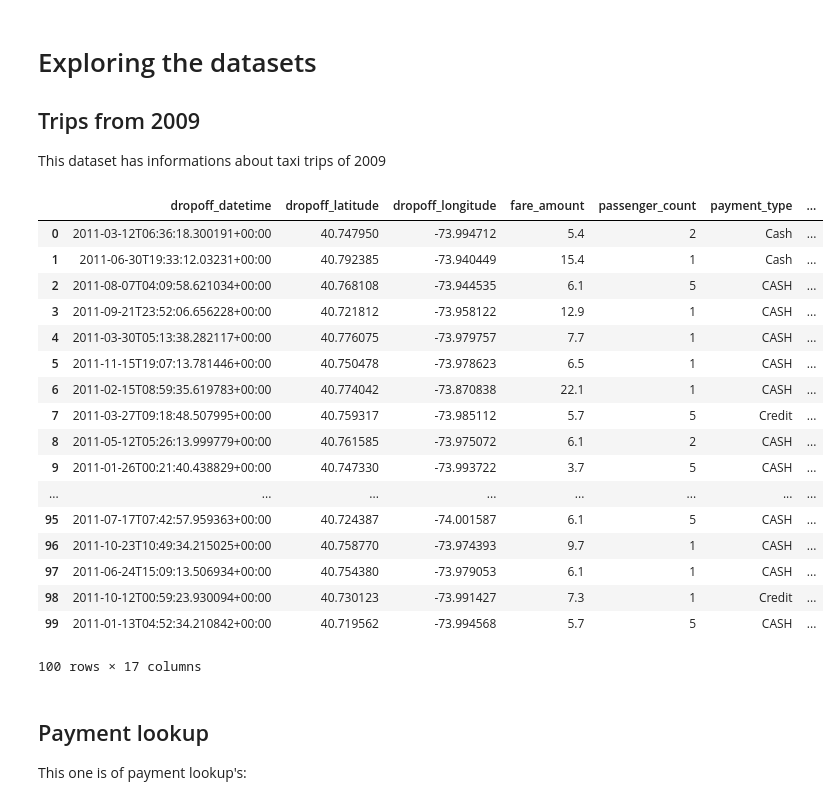
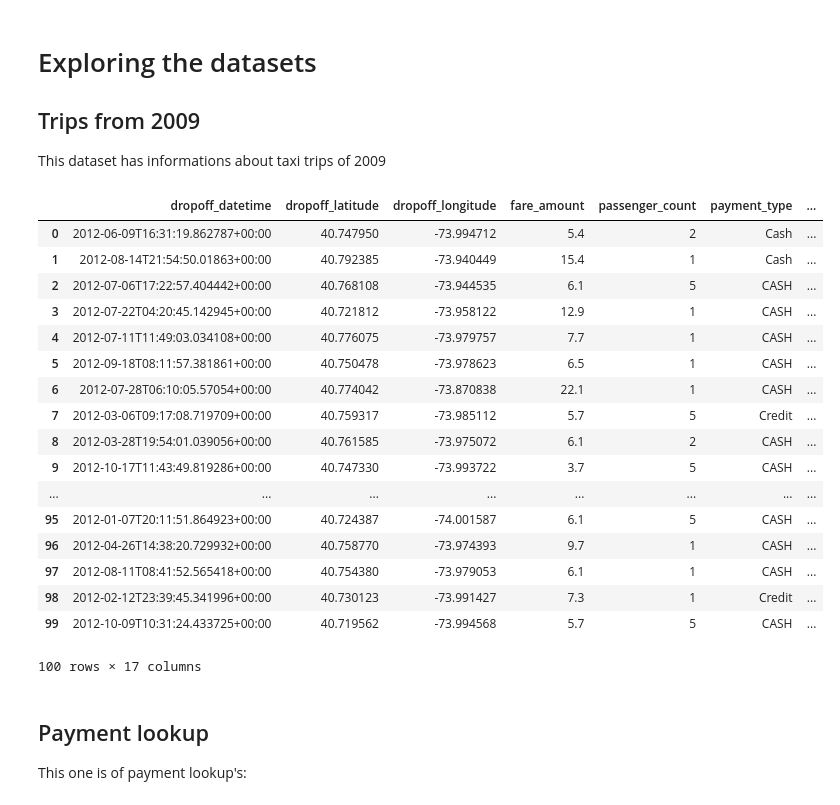
Before and after one commit to gabfr/data-engineering-nanodegree, a Jupyter notebook: explorations/nyc-taxi-challenge.ipynb, the cells around one changed output. Drawn from its saved outputs; the diff is of its cells as text; code cells hidden in the pictures.

```diff
--- a/explorations/nyc-taxi-challenge.ipynb
+++ b/explorations/nyc-taxi-challenge.ipynb
@@ -14,29 +14,29 @@ spark
 
 This dataset has informations about taxi trips of 2009
 # %%
-#json_2009_trips = nyc_taxi_challenge_path + 'datasets/data-sample_data-nyctaxi-trips-2009-json_corrigido.json'
-json_trips = nyc_taxi_challenge_path + 'datasets/data-sample_data-nyctaxi-trips-*'
-trips_df = spark.read.json(json_trips)
+json_2011_trips = nyc_taxi_challenge_path + 'datasets/data-sample_data-nyctaxi-trips-2012-json_corrigido.json'
+#json_trips = nyc_taxi_challenge_path + 'datasets/data-sample_data-nyctaxi-trips-*'
+trips_df = spark.read.json(json_2011_trips)
 
 trips_df.limit(100).toPandas()
 # %% [output]
 |  | dropoff_datetime | dropoff_latitude | dropoff_longitude | fare_amount | passenger_count | payment_type | ... |
-| 0 | 2011-03-12T06:36:18.300191+00:00 | 40.747950 | -73.994712 | 5.4 | 2 | Cash | ... |
-| 1 | 2011-06-30T19:33:12.03231+00:00 | 40.792385 | -73.940449 | 15.4 | 1 | Cash | ... |
-| 2 | 2011-08-07T04:09:58.621034+00:00 | 40.768108 | -73.944535 | 6.1 | 5 | CASH | ... |
-| 3 | 2011-09-21T23:52:06.656228+00:00 | 40.721812 | -73.958122 | 12.9 | 1 | CASH | ... |
-| 4 | 2011-03-30T05:13:38.282117+00:00 | 40.776075 | -73.979757 | 7.7 | 1 | CASH | ... |
-| 5 | 2011-11-15T19:07:13.781446+00:00 | 40.750478 | -73.978623 | 6.5 | 1 | CASH | ... |
-| 6 | 2011-02-15T08:59:35.619783+00:00 | 40.774042 | -73.870838 | 22.1 | 1 | CASH | ... |
-| 7 | 2011-03-27T09:18:48.507995+00:00 | 40.759317 | -73.985112 | 5.7 | 5 | Credit | ... |
-| 8 | 2011-05-12T05:26:13.999779+00:00 | 40.761585 | -73.975072 | 6.1 | 2 | CASH | ... |
-| 9 | 2011-01-26T00:21:40.438829+00:00 | 40.747330 | -73.993722 | 3.7 | 5 | CASH | ... |
+| 0 | 2012-06-09T16:31:19.862787+00:00 | 40.747950 | -73.994712 | 5.4 | 2 | Cash | ... |
+| 1 | 2012-08-14T21:54:50.01863+00:00 | 40.792385 | -73.940449 | 15.4 | 1 | Cash | ... |
+| 2 | 2012-07-06T17:22:57.404442+00:00 | 40.768108 | -73.944535 | 6.1 | 5 | CASH | ... |
+| 3 | 2012-07-22T04:20:45.142945+00:00 | 40.721812 | -73.958122 | 12.9 | 1 | CASH | ... |
+| 4 | 2012-07-11T11:49:03.034108+00:00 | 40.776075 | -73.979757 | 7.7 | 1 | CASH | ... |
+| 5 | 2012-09-18T08:11:57.381861+00:00 | 40.750478 | -73.978623 | 6.5 | 1 | CASH | ... |
+| 6 | 2012-07-28T06:10:05.57054+00:00 | 40.774042 | -73.870838 | 22.1 | 1 | CASH | ... |
+| 7 | 2012-03-06T09:17:08.719709+00:00 | 40.759317 | -73.985112 | 5.7 | 5 | Credit | ... |
+| 8 | 2012-03-28T19:54:01.039056+00:00 | 40.761585 | -73.975072 | 6.1 | 2 | CASH | ... |
+| 9 | 2012-10-17T11:43:49.819286+00:00 | 40.747330 | -73.993722 | 3.7 | 5 | CASH | ... |
 | ... | ... | ... | ... | ... | ... | ... | ... |
-| 95 | 2011-07-17T07:42:57.959363+00:00 | 40.724387 | -74.001587 | 6.1 | 5 | CASH | ... |
-| 96 | 2011-10-23T10:49:34.215025+00:00 | 40.758770 | -73.974393 | 9.7 | 1 | CASH | ... |
-| 97 | 2011-06-24T15:09:13.506934+00:00 | 40.754380 | -73.979053 | 6.1 | 1 | CASH | ... |
-| 98 | 2011-10-12T00:59:23.930094+00:00 | 40.730123 | -73.991427 | 7.3 | 1 | Credit | ... |
-| 99 | 2011-01-13T04:52:34.210842+00:00 | 40.719562 | -73.994568 | 5.7 | 5 | CASH | ... |
+| 95 | 2012-01-07T20:11:51.864923+00:00 | 40.724387 | -74.001587 | 6.1 | 5 | CASH | ... |
+| 96 | 2012-04-26T14:38:20.729932+00:00 | 40.758770 | -73.974393 | 9.7 | 1 | CASH | ... |
+| 97 | 2012-08-11T08:41:52.565418+00:00 | 40.754380 | -73.979053 | 6.1 | 1 | CASH | ... |
+| 98 | 2012-02-12T23:39:45.341996+00:00 | 40.730123 | -73.991427 | 7.3 | 1 | Credit | ... |
+| 99 | 2012-10-09T10:31:24.433725+00:00 | 40.719562 | -73.994568 | 5.7 | 5 | CASH | ... |
 100 rows × 17 columns
 # %% [markdown]
 ## Payment lookup
```
Also changed, not shown: parts of 7 cells of this notebook.
